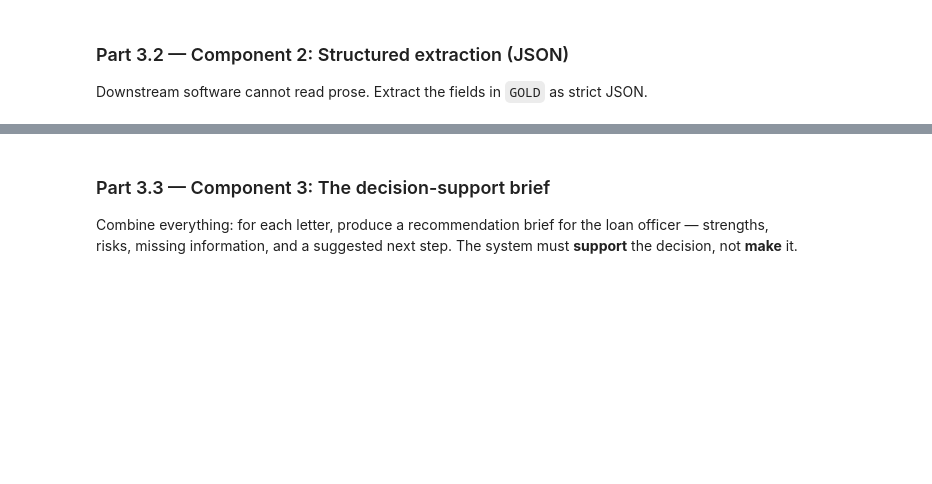
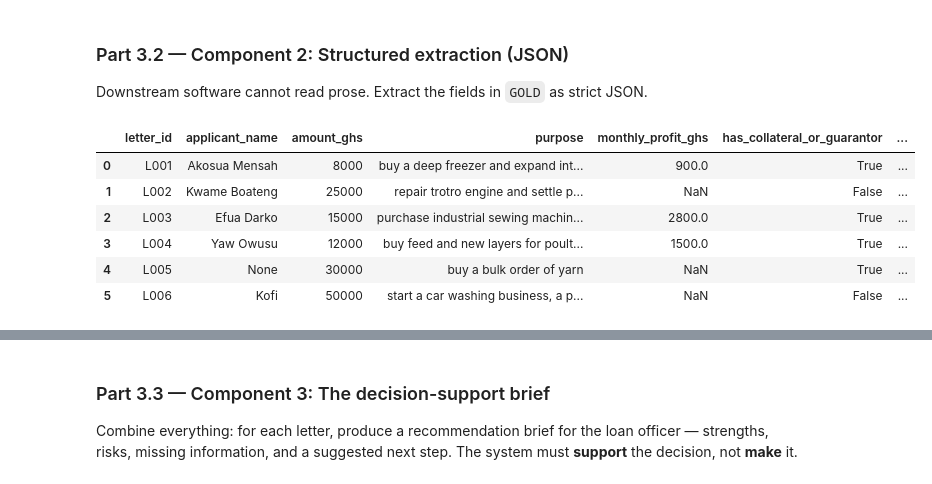
Before and after one commit to KateuleOrion/lab-4-llm-decision-support, a Jupyter notebook: lab_4.ipynb, the cells around one changed output, grey strips where cells are left out. Cells and saved outputs as stored; diff of their text form; code cells hidden in the pictures; blank space fills up the shorter version.

````diff
--- a/lab_4.ipynb
+++ b/lab_4.ipynb
@@ -399,18 +399,108 @@ Downstream software cannot read prose. Extract the fields in `GOLD` as strict JS
 # %%
 # TODO: Write EXTRACT_PROMPT — a template that instructs the model to return ONLY a JSON
 #   object with EXACTLY these keys:
 #     applicant_name (string), amount_ghs (number), purpose (string),
 #     monthly_profit_ghs (number or null), has_collateral_or_guarantor (boolean),
 #     repayment_months (number or null)
 #   Techniques to use:
 #     - explicit schema in the prompt
 #     - ONE worked example (few-shot) using a letter you write yourself (not from LETTERS!)
 #     - "If a field is not stated in the letter, use null. Do not guess."
 #     - temperature=0
 
 # TODO: Write extract_fields(letter_text) that calls the LLM, strips any ```json fences,
 #   json.loads() the result, and returns a dict. Handle parse failures gracefully
 #   (return None and print a warning).
 
 # TODO: Run it on ALL SIX letters; collect results into a pandas DataFrame (one row per
 #   letter) and display it.
+
+
+
+
+import json
+import pandas as pd
+
+# EXTRACT_PROMPT (Written with student-level phrasing)
+
+EXTRACT_PROMPT = """You are a helpful data extraction bot for a microfinance bank in Ghana.
+I need you to pull out specific details from loan letters and give me back ONLY a clean JSON object.
+
+Here are the exact fields I need:
+- "applicant_name": String with the person's full name.
+- "amount_ghs": Number for how much money they want in GHS.
+- "purpose": String explaining what they need the money for.
+- "monthly_profit_ghs": Number showing their monthly profit in GHS (use null if they didn't mention it).
+- "has_collateral_or_guarantor": Boolean (true if they offered collateral or a guarantor, false if they didn't).
+- "repayment_months": Number of months they plan to pay it back (use null if not mentioned).
+
+Rules:
+1. Return ONLY the JSON object. Don't add any extra text, code blocks like ```json, or explanations.
+2. If a detail isn't clearly stated in the letter, set that field to null. Don't make anything up!
+
+Here is an example:
+
+Input:
+"Hi, my name is Chansa Bwalya. I run a shop in Accra. I am requesting a GHS 4,000 loan to buy more stock for my shop. My profit every month is about GHS 800. My brother will be my guarantor. I can finish paying back in 7 months."
+
+Output:
+{
+  "applicant_name": "Chansa Bwalya",
+  "amount_ghs": 4000,
+  "purpose": "buy stock for shop",
+  "monthly_profit_ghs": 800,
+  "has_collateral_or_guarantor": true,
+  "repayment_months": 7
+}"""
+
+
+# EXTRACTION HELPER FUNCTION
+def extract_fields(letter_text):
+    user_prompt = f"Extract the required data from this loan letter:\n\n{letter_text}"
+
+    raw_response = ask_llm(
+        user_prompt=user_prompt,
+        system_prompt=EXTRACT_PROMPT,
+        temperature=0.0
+    )
+
+    # Strip markdown backticks if the model still includes them
+    cleaned = raw_response.strip()
+    if cleaned.startswith("```json"):
+        cleaned = cleaned[7:]
+    elif cleaned.startswith("```"):
+        cleaned = cleaned[3:]
+    if cleaned.endswith("```"):
+        cleaned = cleaned[:-3]
+    cleaned = cleaned.strip()
+
+    # Parse into Python dictionary
+    try:
+        return json.loads(cleaned)
+    except json.JSONDecodeError as e:
+        print(f"[WARNING] Could not parse JSON: {e}")
+        print(f"Raw response was:\n{raw_response}")
+        return None
+
+# RUN EXTRACTION ON ALL 6 LETTERS AND DISPLAY DATAFRAME
+extracted_data = []
+
+for letter_id, text in LETTERS.items():
+    data = extract_fields(text)
+    if data:
+        data["letter_id"] = letter_id
+        extracted_data.append(data)
+
+df = pd.DataFrame(extracted_data)
+cols = ["letter_id", "applicant_name", "amount_ghs", "purpose", "monthly_profit_ghs", "has_collateral_or_guarantor", "repayment_months"]
+df = df[cols]
+
+df
+# %% [output]
+|  | letter_id | applicant_name | amount_ghs | purpose | monthly_profit_ghs | has_collateral_or_guarantor | ... |
+| 0 | L001 | Akosua Mensah | 8000 | buy a deep freezer and expand int... | 900.0 | True | ... |
+| 1 | L002 | Kwame Boateng | 25000 | repair trotro engine and settle p... | NaN | False | ... |
+| 2 | L003 | Efua Darko | 15000 | purchase industrial sewing machin... | 2800.0 | True | ... |
+| 3 | L004 | Yaw Owusu | 12000 | buy feed and new layers for poult... | 1500.0 | True | ... |
+| 4 | L005 | None | 30000 | buy a bulk order of yarn | NaN | True | ... |
+| 5 | L006 | Kofi | 50000 | start a car washing business, a p... | NaN | False | ... |
````
Also changed, not shown: parts of 2 cells of this notebook.
